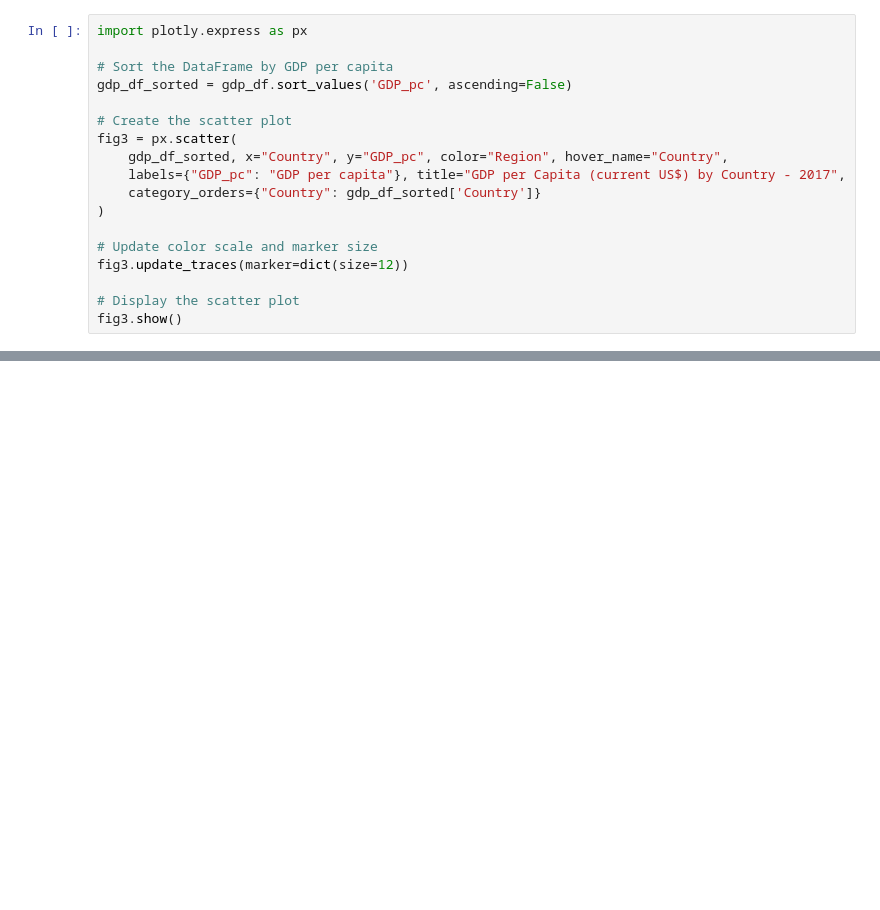
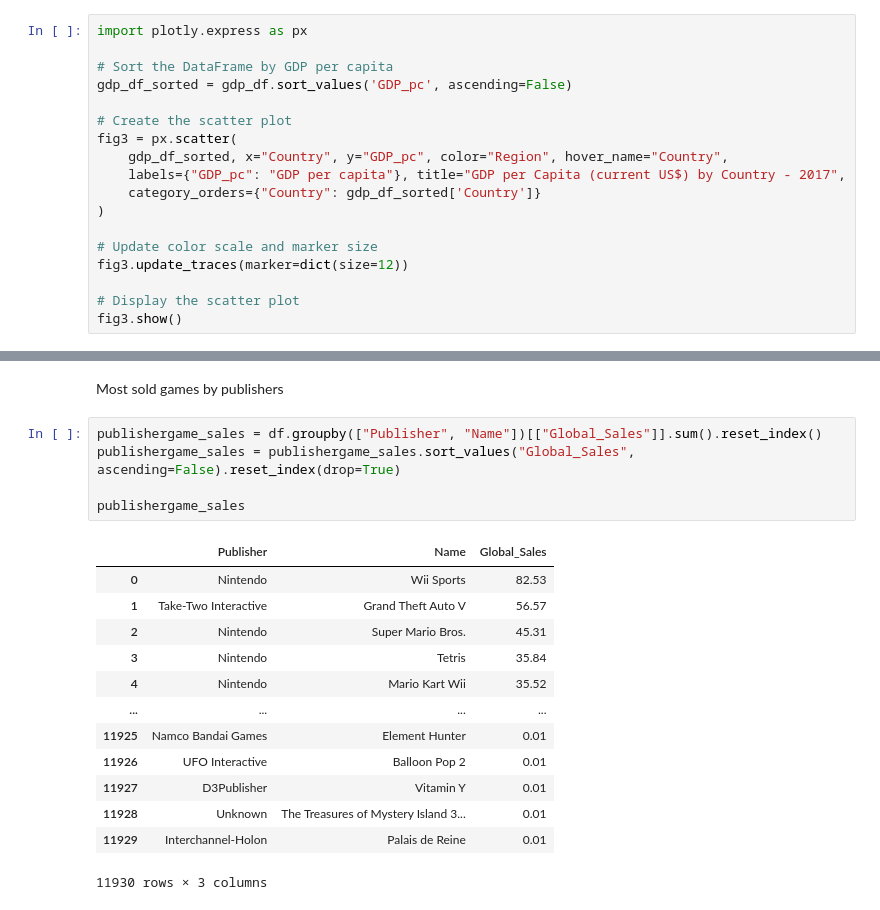
Before and after one commit to maliackgoz/py4ds-notes, a Jupyter notebook: Assignments/Assignment2/Dashboard.ipynb, the cells around one changed output, grey strips where cells are left out. Saved outputs shown, nothing was run; the diff lists cells and outputs as text; blank space fills up the shorter version.

Commit message:
Add Publishers

```diff
--- a/Assignments/Assignment2/Dashboard.ipynb
+++ b/Assignments/Assignment2/Dashboard.ipynb
@@ -416,0 +449,21 @@ fig3.show()
+# %% [markdown]
+Most sold games by publishers
+# %%
+publishergame_sales = df.groupby(["Publisher", "Name"])[["Global_Sales"]].sum().reset_index()
+publishergame_sales = publishergame_sales.sort_values("Global_Sales", ascending=False).reset_index(drop=True)
+
+publishergame_sales
+# %% [output]
+|  | Publisher | Name | Global_Sales |
+| 0 | Nintendo | Wii Sports | 82.53 |
+| 1 | Take-Two Interactive | Grand Theft Auto V | 56.57 |
+| 2 | Nintendo | Super Mario Bros. | 45.31 |
+| 3 | Nintendo | Tetris | 35.84 |
+| 4 | Nintendo | Mario Kart Wii | 35.52 |
+| ... | ... | ... | ... |
+| 11925 | Namco Bandai Games | Element Hunter | 0.01 |
+| 11926 | UFO Interactive | Balloon Pop 2 | 0.01 |
+| 11927 | D3Publisher | Vitamin Y | 0.01 |
+| 11928 | Unknown | The Treasures of Mystery Island 3... | 0.01 |
+| 11929 | Interchannel-Holon | Palais de Reine | 0.01 |
+11930 rows × 3 columns
```
Also changed, not shown: parts of 9 cells of this notebook, 2 other files.
